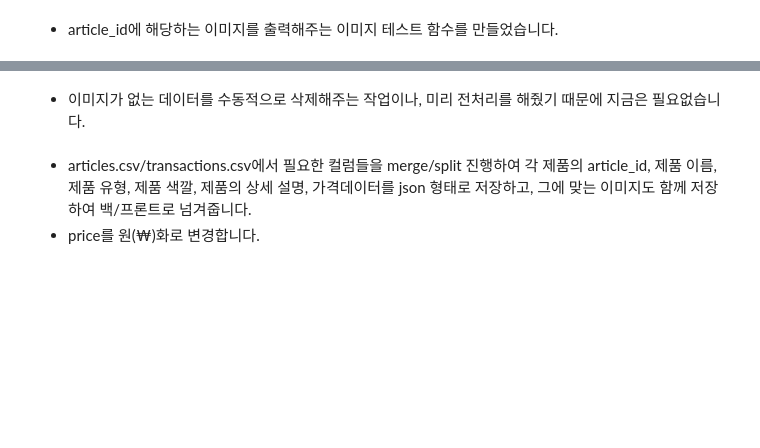
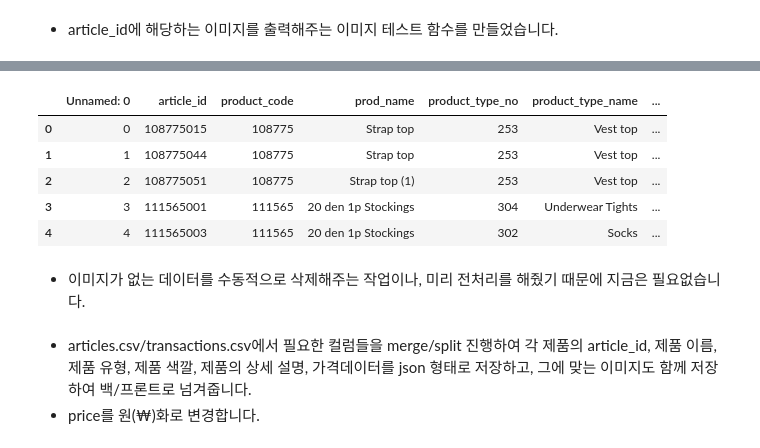
Before and after one commit to JunSeokCheon/kaggle_H-M_data_analysis, a Jupyter notebook: category_data_extraction.ipynb, the cells around one changed output, grey strips where cells are left out. Saved outputs shown, nothing was run; the diff lists cells and outputs as text; code cells hidden in the pictures; blank space fills up the shorter version.

```diff
--- a/category_data_extraction.ipynb
+++ b/category_data_extraction.ipynb
@@ -147,5 +148,14 @@ transactions.head()
 # %%
 articles = pd.read_csv("articles.csv")
+# %%
+articles.head()
+# %% [output]
+|  | Unnamed: 0 | article_id | product_code | prod_name | product_type_no | product_type_name | ... |
+| 0 | 0 | 108775015 | 108775 | Strap top | 253 | Vest top | ... |
+| 1 | 1 | 108775044 | 108775 | Strap top | 253 | Vest top | ... |
+| 2 | 2 | 108775051 | 108775 | Strap top (1) | 253 | Vest top | ... |
+| 3 | 3 | 111565001 | 111565 | 20 den 1p Stockings | 304 | Underwear Tights | ... |
+| 4 | 4 | 111565003 | 111565 | 20 den 1p Stockings | 302 | Socks | ... |
 # %% [markdown]
 - 이미지가 없는 데이터를 수동적으로 삭제해주는 작업이나, 미리 전처리를 해줬기 때문에 지금은 필요없습니다.
 # %%
```
Also changed, not shown: parts of 16 cells of this notebook.
